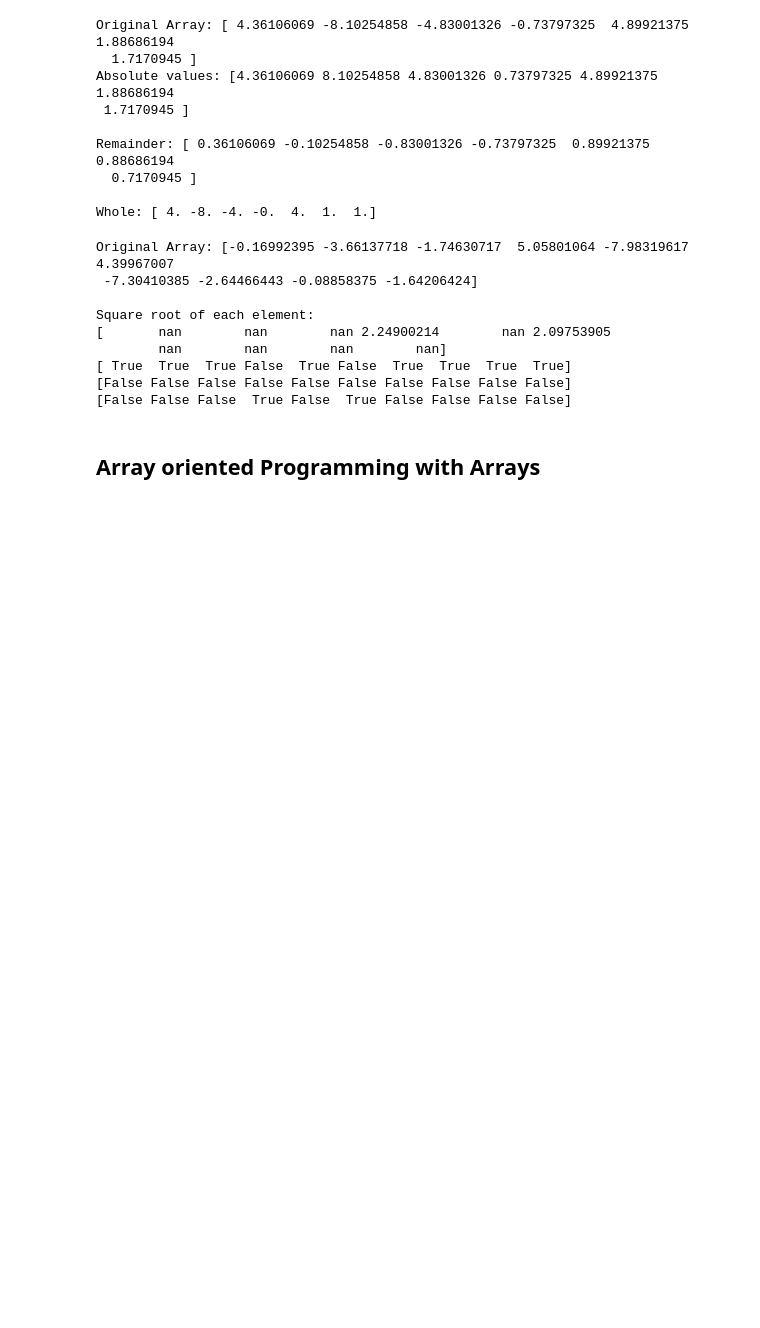
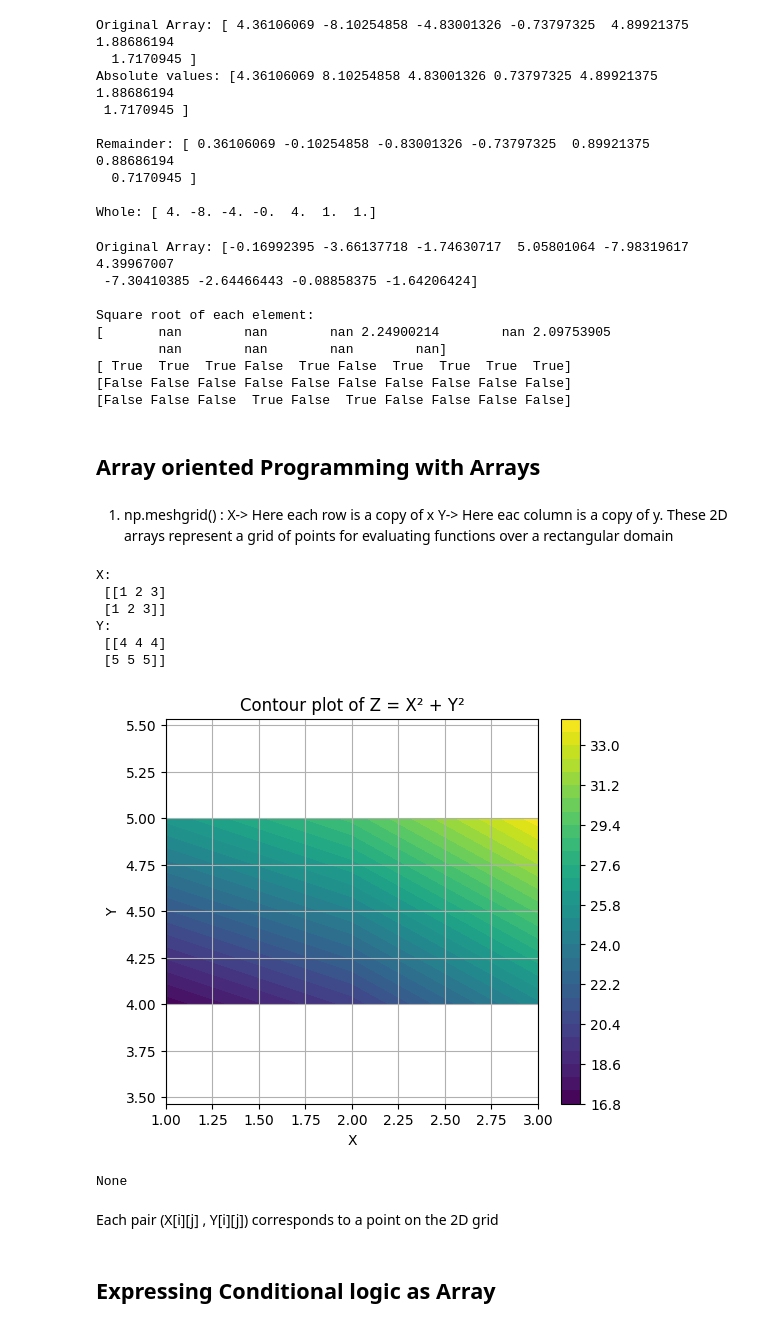
Before and after one commit to cgcb-01/Python-and-data-science-notes, a Jupyter notebook: Numpy.ipynb, the cells around one changed output. Drawn from its saved outputs; the diff is of its cells as text; code cells hidden in the pictures; blank space fills up the shorter version.

Commit message:
Till 111 conditional logic as array

```diff
--- a/Numpy.ipynb
+++ b/Numpy.ipynb
@@ -264,3 +264,41 @@ Square root of each element:
 [False False False  True False  True False False False False]
 # %% [markdown]
 ## Array oriented Programming with Arrays
+# %% [markdown]
+1. np.meshgrid() : X-> Here each row is a copy of x
+   Y-> Here eac column is a copy of y.
+   These 2D arrays represent a grid of points for evaluating functions over a rectangular domain
+# %%
+import numpy as np
+x=np.array([[1, 2, 3]])
+y=np.array([[4, 5]])
+X,Y=np.meshgrid(x, y)
+print("X:\n", X)
+print("Y:\n", Y)
+Z = X**2 + Y**2
+import matplotlib.pyplot as plt
+
+plt.figure(figsize=(6,5))
+contour = plt.contourf(X, Y, Z, levels=30, cmap='viridis')
+plt.colorbar(contour)
+plt.title('Contour plot of Z = X² + Y²')
+plt.xlabel('X')
+plt.ylabel('Y')
+plt.axis('equal')
+plt.grid(True)
+plt.show()
+
+print(plt.show())
+# %% [output]
+X:
+ [[1 2 3]
+ [1 2 3]]
+Y:
+ [[4 4 4]
+ [5 5 5]]
+[figure, added]
+None
+# %% [markdown]
+Each pair (X[i][j] , Y[i][j]) corresponds to a point on the 2D grid
+# %% [markdown]
+## Expressing Conditional logic as Array
```
Also changed, not shown: parts of 1 cell of this notebook.
